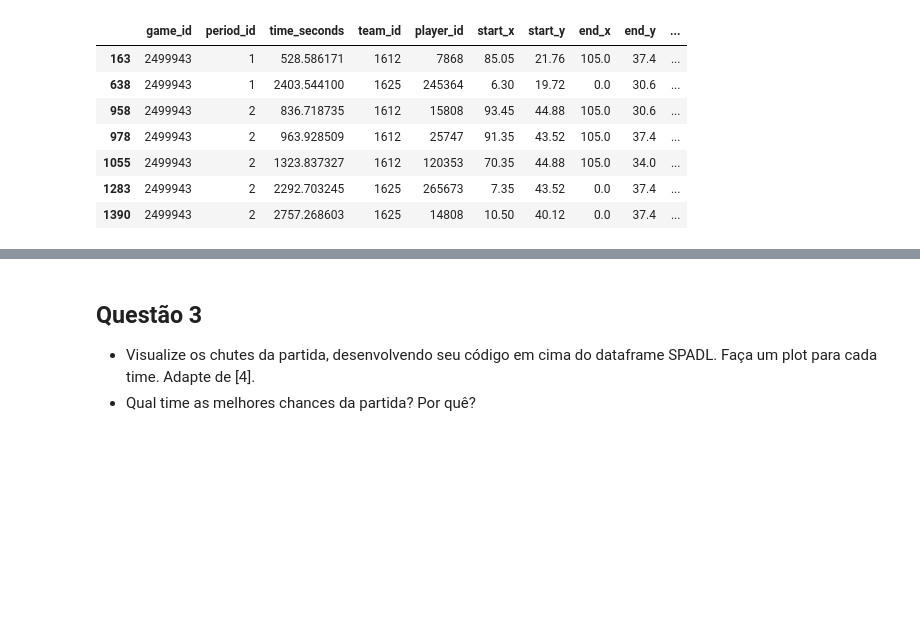
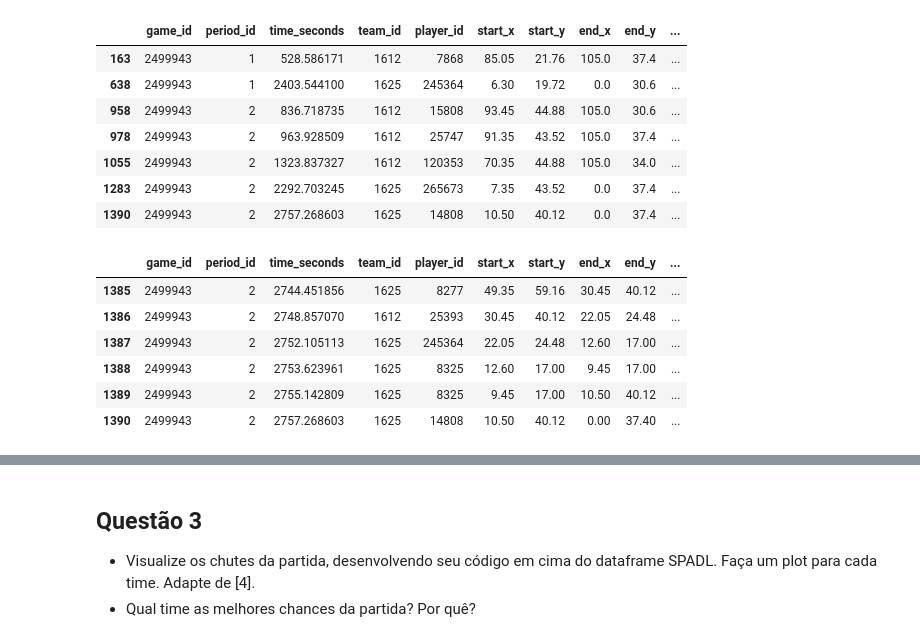
Before and after one commit to paduathiago/Data-Science-Applied-to-Soccer, a Jupyter notebook: Activities/ativ_3.ipynb, the cells around one changed output, grey strips where cells are left out. Cells and saved outputs as stored; diff of their text form; code cells hidden in the pictures; blank space fills up the shorter version.

```diff
--- a/Activities/ativ_3.ipynb
+++ b/Activities/ativ_3.ipynb
@@ -152,6 +151,18 @@ succ_shots
 | 1055 | 2499943 | 2 | 1323.837327 | 1612 | 120353 | 70.35 | 44.88 | 105.0 | 34.0 | ... |
 | 1283 | 2499943 | 2 | 2292.703245 | 1625 | 265673 | 7.35 | 43.52 | 0.0 | 37.4 | ... |
 | 1390 | 2499943 | 2 | 2757.268603 | 1625 | 14808 | 10.50 | 40.12 | 0.0 | 37.4 | ... |
+# %%
+# As ações serão compostas pelo gol e os 5 eventos anteriores
+actions = final_match_events.iloc[1385:1391]
+actions
+# %% [output]
+|  | game_id | period_id | time_seconds | team_id | player_id | start_x | start_y | end_x | end_y | ... |
+| 1385 | 2499943 | 2 | 2744.451856 | 1625 | 8277 | 49.35 | 59.16 | 30.45 | 40.12 | ... |
+| 1386 | 2499943 | 2 | 2748.857070 | 1612 | 25393 | 30.45 | 40.12 | 22.05 | 24.48 | ... |
+| 1387 | 2499943 | 2 | 2752.105113 | 1625 | 245364 | 22.05 | 24.48 | 12.60 | 17.00 | ... |
+| 1388 | 2499943 | 2 | 2753.623961 | 1625 | 8325 | 12.60 | 17.00 | 9.45 | 17.00 | ... |
+| 1389 | 2499943 | 2 | 2755.142809 | 1625 | 8325 | 9.45 | 17.00 | 10.50 | 40.12 | ... |
+| 1390 | 2499943 | 2 | 2757.268603 | 1625 | 14808 | 10.50 | 40.12 | 0.00 | 37.40 | ... |
 # %%
 matplotsoccer.actions(
     location=actions[["start_x", "start_y", "end_x", "end_y"]],
```
Also changed, not shown: parts of 2 cells of this notebook, 1 other file.
